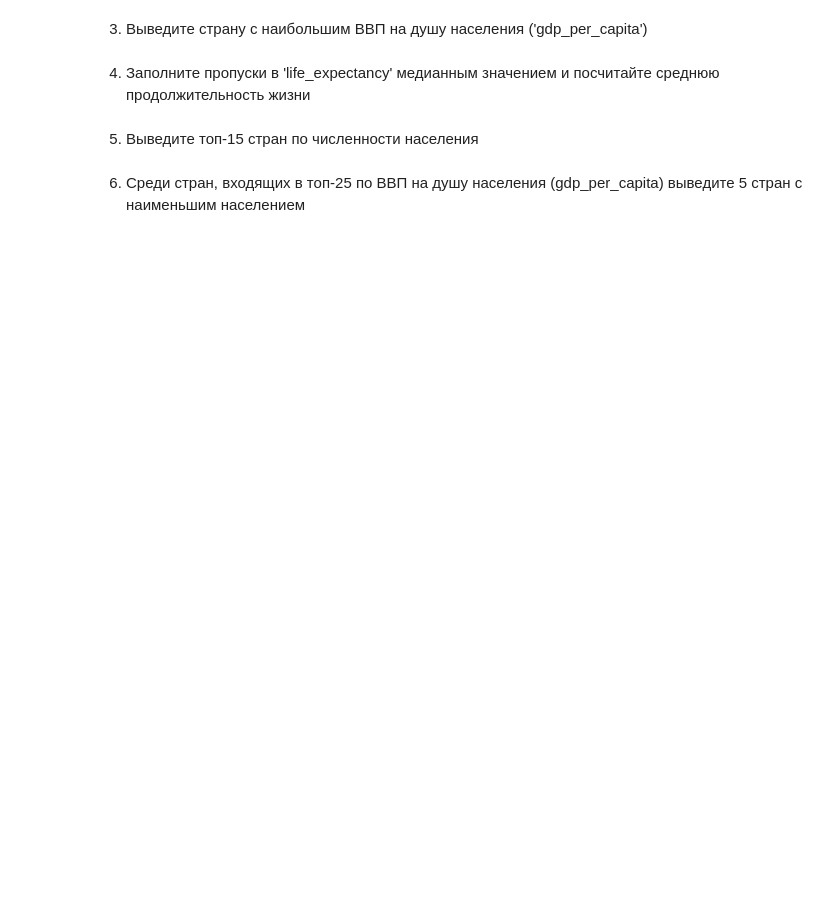
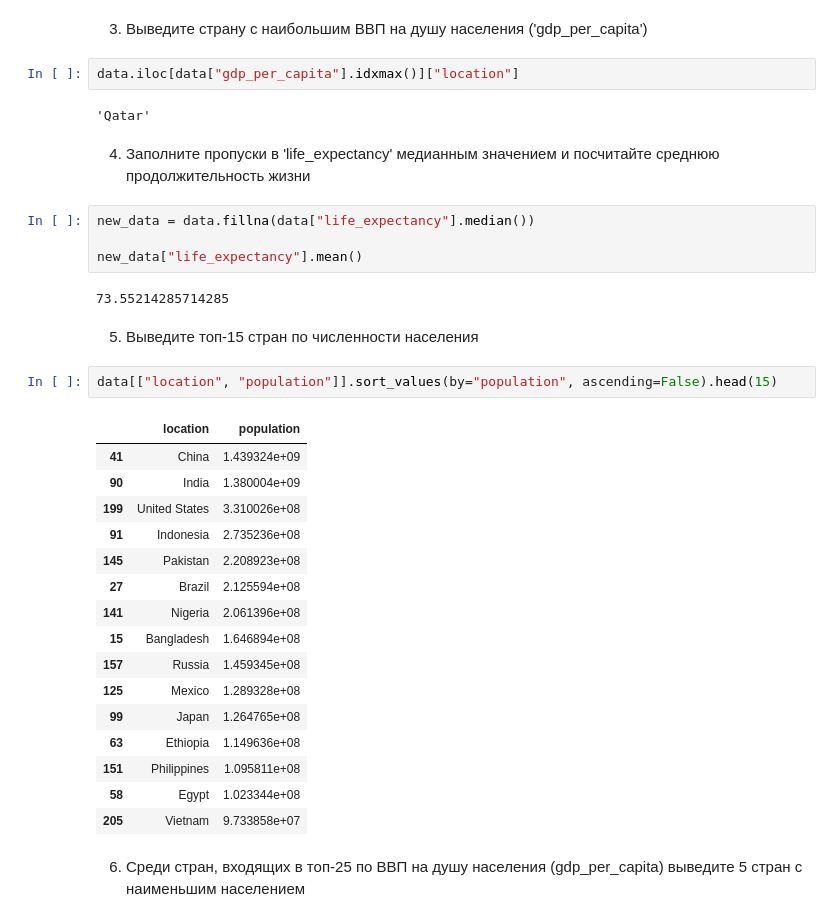
Before and after one commit to JonAJ21/ML_Labs, a Jupyter notebook: lab1/Lab1_3.ipynb, the cells around one changed output. Saved outputs shown, nothing was run; the diff lists cells and outputs as text; blank space fills up the shorter version.

```diff
--- a/lab1/Lab1_3.ipynb
+++ b/lab1/Lab1_3.ipynb
@@ -219,8 +227,37 @@ data.head()
 # %% [markdown]
 3. Выведите страну с наибольшим ВВП на душу населения ('gdp_per_capita')
+# %%
+data.iloc[data["gdp_per_capita"].idxmax()]["location"]
+# %% [output]
+'Qatar'
 # %% [markdown]
 4. Заполните пропуски в 'life_expectancy' медианным значением и посчитайте среднюю продолжительность жизни
+# %%
+new_data = data.fillna(data["life_expectancy"].median())
+
+new_data["life_expectancy"].mean()
+# %% [output]
+73.55214285714285
 # %% [markdown]
 5. Выведите топ-15 стран по численности населения
+# %%
+data[["location", "population"]].sort_values(by="population", ascending=False).head(15)
+# %% [output]
+|  | location | population |
+| 41 | China | 1.439324e+09 |
+| 90 | India | 1.380004e+09 |
+| 199 | United States | 3.310026e+08 |
+| 91 | Indonesia | 2.735236e+08 |
+| 145 | Pakistan | 2.208923e+08 |
+| 27 | Brazil | 2.125594e+08 |
+| 141 | Nigeria | 2.061396e+08 |
+| 15 | Bangladesh | 1.646894e+08 |
+| 157 | Russia | 1.459345e+08 |
+| 125 | Mexico | 1.289328e+08 |
+| 99 | Japan | 1.264765e+08 |
+| 63 | Ethiopia | 1.149636e+08 |
+| 151 | Philippines | 1.095811e+08 |
+| 58 | Egypt | 1.023344e+08 |
+| 205 | Vietnam | 9.733858e+07 |
 # %% [markdown]
 6. Среди стран, входящих в топ-25 по ВВП на душу населения (gdp_per_capita) выведите 5 стран с наименьшим населением
```
Also changed, not shown: parts of 5 cells of this notebook.
